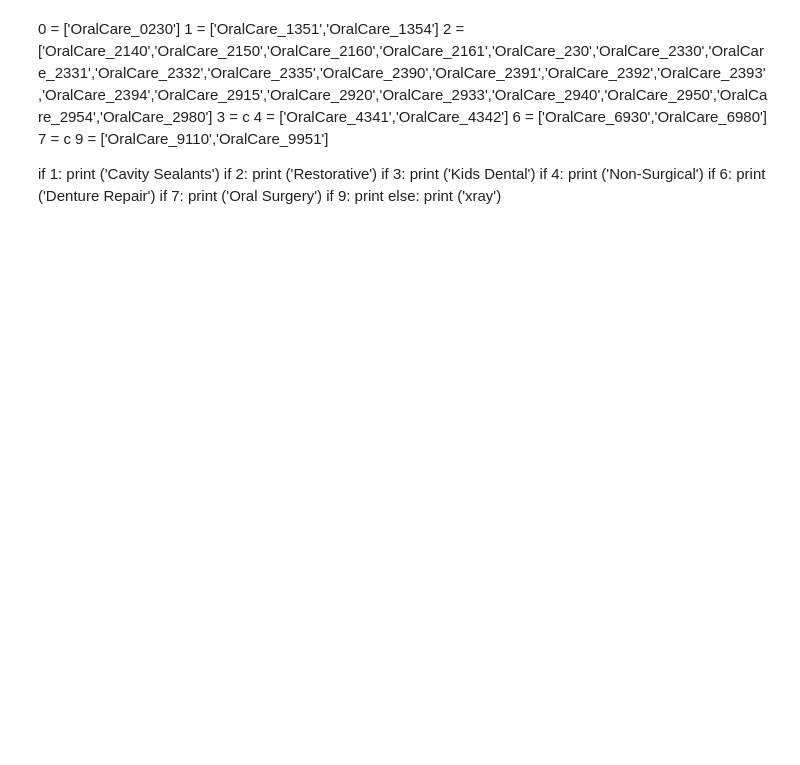
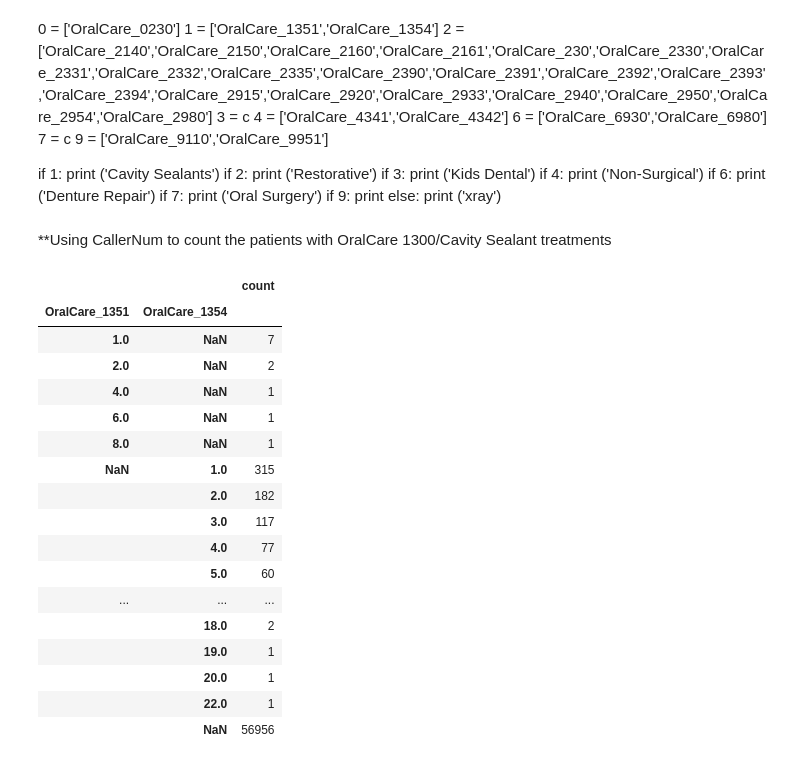
Before and after one commit to Jmiah789/smile-on-get_tootha_choppa, a Jupyter notebook: notebooks/TreatmentPlan.ipynb, the cells around one changed output. Cells and saved outputs as stored; diff of their text form; code cells hidden in the pictures; blank space fills up the shorter version.

```diff
--- a/notebooks/TreatmentPlan.ipynb
+++ b/notebooks/TreatmentPlan.ipynb
@@ -91,3 +145,26 @@ if 1:
                                 print
                             else:
                                   print ('xray')
+# %% [markdown]
+**Using CallerNum to count the patients with OralCare 1300/Cavity Sealant treatments
+# %%
+smileon.groupby(['OralCare_1351','OralCare_1354'],dropna=False)['CallerNum'].agg(['count'])
+# %% [output]
+|  |  | count |
+| OralCare_1351 | OralCare_1354 |  |
+| 1.0 | NaN | 7 |
+| 2.0 | NaN | 2 |
+| 4.0 | NaN | 1 |
+| 6.0 | NaN | 1 |
+| 8.0 | NaN | 1 |
+| NaN | 1.0 | 315 |
+|  | 2.0 | 182 |
+|  | 3.0 | 117 |
+|  | 4.0 | 77 |
+|  | 5.0 | 60 |
+| ... | ... | ... |
+|  | 18.0 | 2 |
+|  | 19.0 | 1 |
+|  | 20.0 | 1 |
+|  | 22.0 | 1 |
+|  | NaN | 56956 |
```
Also changed, not shown: parts of 21 cells of this notebook, 1 other file.
